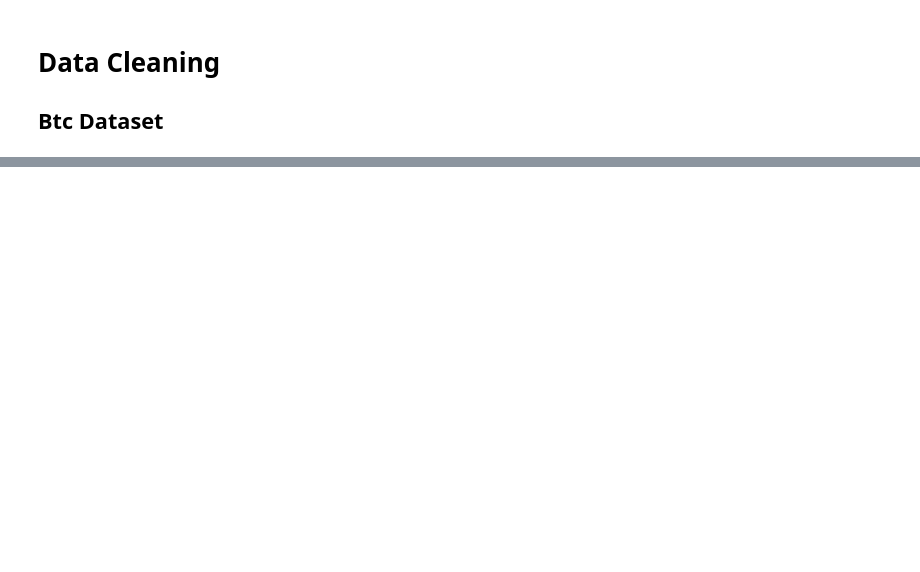
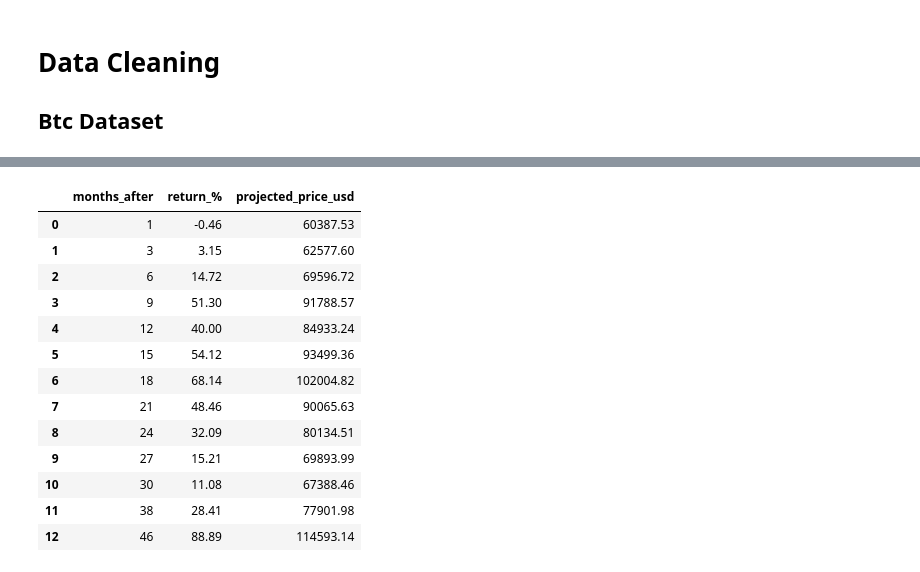
Before and after one commit to gj-goncalvescaldas/btc-3-asset-portfolio-extension, a Jupyter notebook: notebooks/04_bitcoin_halving.ipynb, the cells around one changed output, grey strips where cells are left out. Saved outputs shown, nothing was run; the diff lists cells and outputs as text; code cells hidden in the pictures; blank space fills up the shorter version.

```diff
--- a/notebooks/04_bitcoin_halving.ipynb
+++ b/notebooks/04_bitcoin_halving.ipynb
@@ -142,0 +308,59 @@ print("SparkSession cerrada correctamente.")
+# %%
+import pandas as pd
+
+# Precio base (Close justo antes del halving - marzo 2024)
+precio_base = 60666.60
+
+# Ratio de reducción de retornos entre ciclo 2020 y 2024
+reduction_ratio = 294.49 / 40.00  # ≈ 7.36
+
+# Retornos reales ciclo 2020 desde mes 1 hasta 46
+returns_2020 = {
+    1: -3.38,
+    3: 23.16,
+    6: 108.34,
+    9: 377.68,
+    12: 294.49,
+    15: 398.48,
+    18: 501.63,
+    21: 356.79,
+    24: 236.27,
+    27: 111.99,
+    30: 81.54,
+    38: 209.18,
+    46: 654.45
+}
+
+# Aplicar reducción para predecir retornos 2024
+retornos_2024 = {k: round(v / reduction_ratio, 2) for k, v in returns_2020.items()}
+
+# Calcular precio final estimado
+resultados = []
+for meses, retorno in retornos_2024.items():
+    precio_estimado = round(precio_base * (1 + retorno / 100), 2)
+    resultados.append({
+        'months_after': meses,
+        'return_%': retorno,
+        'projected_price_usd': precio_estimado
+    })
+
+# Crear DataFrame
+df_prediccion_2024 = pd.DataFrame(resultados).sort_values('months_after').reset_index(drop=True)
+
+# Mostrar tabla final
+display(df_prediccion_2024)
+# %% [output]
+|  | months_after | return_% | projected_price_usd |
+| 0 | 1 | -0.46 | 60387.53 |
+| 1 | 3 | 3.15 | 62577.60 |
+| 2 | 6 | 14.72 | 69596.72 |
+| 3 | 9 | 51.30 | 91788.57 |
+| 4 | 12 | 40.00 | 84933.24 |
+| 5 | 15 | 54.12 | 93499.36 |
+| 6 | 18 | 68.14 | 102004.82 |
+| 7 | 21 | 48.46 | 90065.63 |
+| 8 | 24 | 32.09 | 80134.51 |
+| 9 | 27 | 15.21 | 69893.99 |
+| 10 | 30 | 11.08 | 67388.46 |
+| 11 | 38 | 28.41 | 77901.98 |
+| 12 | 46 | 88.89 | 114593.14 |
```
Also changed, not shown: parts of 15 cells of this notebook, 4 other files.
